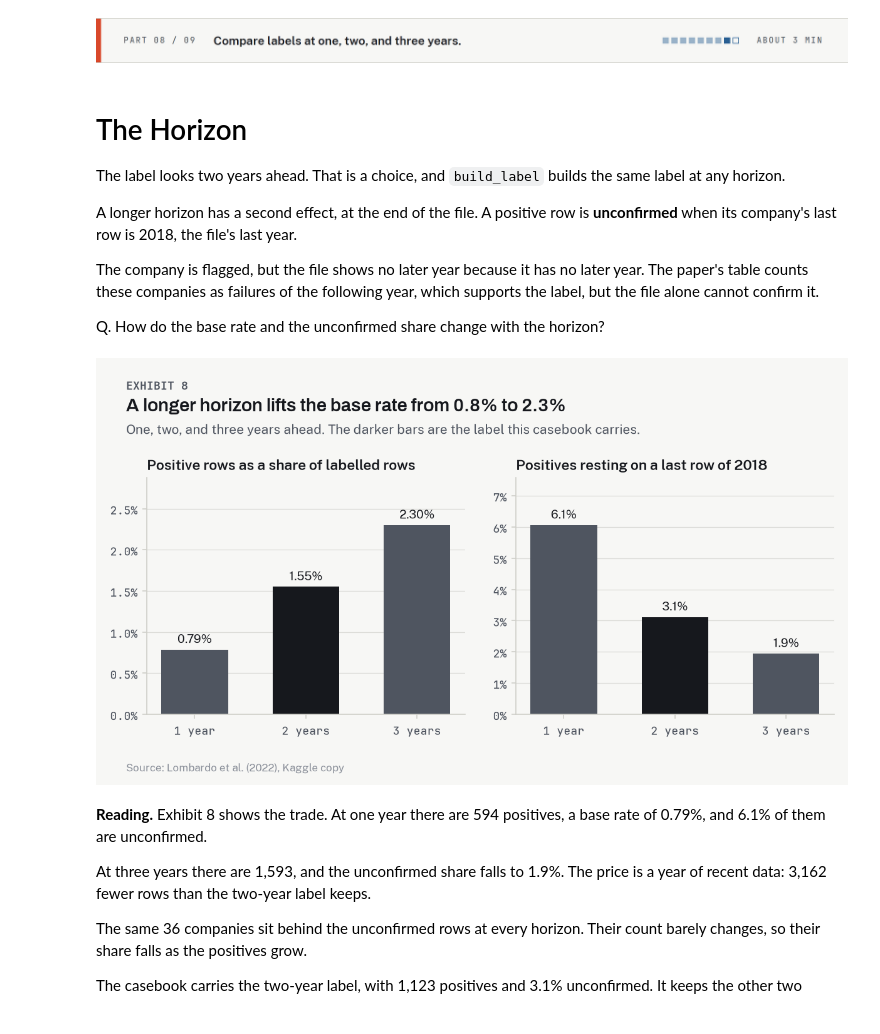
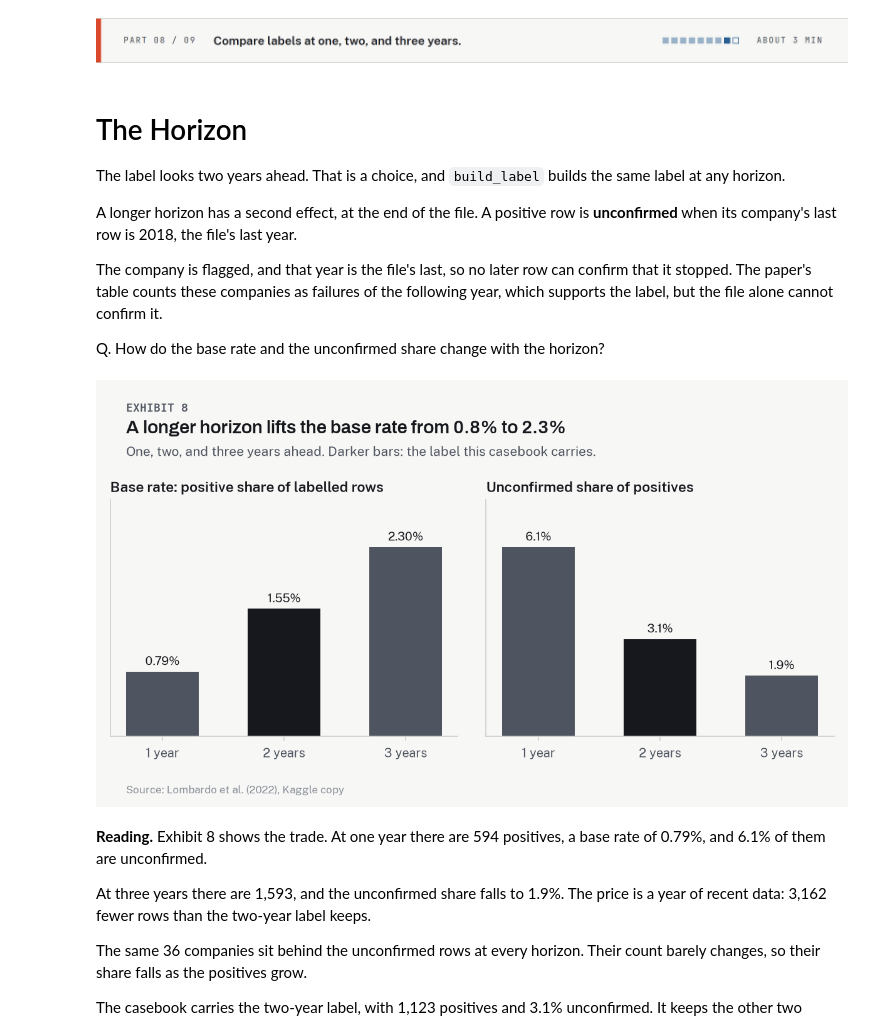
Before and after one commit to lenamonj/corp-default, a Jupyter notebook: notebooks/02_the_event.ipynb, the cells around one changed output. Drawn from its saved outputs; the diff is of its cells as text; code cells hidden in the pictures.

```diff
--- a/notebooks/02_the_event.ipynb
+++ b/notebooks/02_the_event.ipynb
@@ -392,7 +392,7 @@ Q. How does the library build the label?
 # %%
 # taught: corp_default.labels.build_label
 def build_label(frame: pd.DataFrame, horizon: int) -> pd.DataFrame:
-    """Label each firm-year: does the company's final filing fall 1 to `horizon` years later?
+    """Label each firm-year: does the company's last filing fall 1 to `horizon` years later?
 
     Drops the final-year rows of failed companies, which have no future to predict, and every
     row whose outcome window runs past PANEL_END, where the outcome is not yet known.
@@ -644,7 +650,7 @@ fig, ax = plt.subplots(figsize=(viz.EXHIBIT_WIDTH_IN, 3.8))
 top = by_year["high"].max() * 1.22
 for name, years in shaded.items():
     ax.axvspan(min(years) - 0.5, max(years) + 0.5, color=viz.RULE, alpha=0.7, linewidth=0)
-    ax.text(min(years) - 0.4, top * 0.93, name, size=8.5, color=viz.SLATE)
+    ax.text(min(years) - 0.4, top * 0.93, f"window reaches the {name}", size=8.5, color=viz.SLATE)
 ax.errorbar(
     by_year.index,
     by_year["rate"],
@@ -665,7 +671,7 @@ ax.set_ylabel("Last filing within two years")
 viz.exhibit(
     fig,
     f"The two-year failure rate peaks at {by_year['rate'].max():.1%} in {peak_year}",
-    "Bars: 95% Wilson intervals. Shaded: years whose window reaches a recession's filings.",
+    "Bars: 95% Wilson intervals. Shaded: years whose two-year window reaches a recession.",
     f"{SOURCE}; recession dates from the NBER",
 )
 # %% [output]
@@ -920,9 +926,9 @@ Q. Does a company's chance of failing depend on when it joined?
 AT = 10  # years in the file at which the curves are compared
 cohorts = [
     (f"In the file from {first_year}", events["entry_year"] == first_year, viz.INK),
-    ("Joined 2000 to 2004", events["entry_year"].between(2000, 2004), "#173F66"),
-    ("Joined 2005 to 2009", events["entry_year"].between(2005, 2009), "#5F86AE"),
-    ("Joined 2010 or later", events["entry_year"] >= 2010, "#9DB4CC"),
+    ("Joined 2000 to 2004", events["entry_year"].between(2000, 2004), viz.COHORTS[0]),
+    ("Joined 2005 to 2009", events["entry_year"].between(2005, 2009), viz.COHORTS[1]),
+    (f"Joined 2010 to {last_year}", events["entry_year"] >= 2010, viz.COHORTS[2]),
 ]
 
 
@@ -939,7 +945,8 @@ for label, members, color in cohorts:
     curves[label] = km.set_index("time")["survival"]
     lowest = min(lowest, (km["survival"] - 1.96 * km["se"]).min())
     time = from_zero(0, km["time"])
-    ax.step(time, from_zero(1, km["survival"]), where="post", color=color, linewidth=1.6,
+    ax.step(time, from_zero(1, km["survival"]), where="post", color=color,
+            linewidth=2.4 if color == viz.INK else 1.8,
             label=f"{label} ({len(cohort):,})")  # fmt: skip
     ax.fill_between(
         time,
@@ -968,12 +975,12 @@ floor = np.floor(lowest * 20) / 20  # the nearest five points below the lowest b
 ax.set_ylim(floor, 1.005)
 ax.yaxis.set_major_formatter(PercentFormatter(1.0, decimals=0))
 ax.set_xlabel("Years in the file")
-ax.set_ylabel(f"Share not yet failed (axis starts at {floor:.0%})")
+ax.set_ylabel("Share not yet failed")
 ax.legend(loc="lower left")
 viz.exhibit(
     fig,
     f"The {first_year} cohort fails more slowly than later arrivals",
-    "Kaplan-Meier by year of joining, with 95% bands. A tick is a year with censored companies.",
+    f"Kaplan-Meier by year of joining, with 95% bands. Ticks: censored companies. Axis from {floor:.0%}.",
     SOURCE,
 )
 # %% [output]
@@ -1041,12 +1048,14 @@ fig, ax = plt.subplots(figsize=(viz.EXHIBIT_WIDTH_IN, 4.2))
 ax.fill_between(time, 0, failed_share, step="post", color=viz.FAILED, linewidth=0, label="Failed")
 ax.fill_between(time, failed_share, gone_share, step="post", color=viz.CENSORED, linewidth=0,
                 label="Left another way")  # fmt: skip
-ax.fill_between(time, gone_share, 1, step="post", color=viz.SURVIVED, alpha=0.3, linewidth=0,
+ax.fill_between(time, gone_share, 1, step="post", color="#BCCDDD", linewidth=0,
                 label="Still filing")  # fmt: skip
 ax.step(time, failed_share, where="post", color=viz.SHEET, linewidth=1)
 ax.step(time, gone_share, where="post", color=viz.SHEET, linewidth=1)
 ax.step(time, from_zero(0, 1 - km_all["survival"]), where="post", color=viz.INK, linewidth=1.4,
-        linestyle="--", label="One minus Kaplan-Meier")  # fmt: skip
+        linestyle="--")  # fmt: skip
+ax.annotate("One minus Kaplan-Meier", (time[-1], 1 - km_all["survival"].iloc[-1]), xytext=(-8, 7),
+            textcoords="offset points", ha="right", size=9.5)  # fmt: skip
 ax.set_xticks(range(0, last_year - first_year + 2, 2))
 ax.set_xlim(0, last_year - first_year + 1)
 ax.set_ylim(0, 1)
@@ -1054,7 +1063,7 @@ ax.yaxis.set_major_formatter(PercentFormatter(1.0, decimals=0))
 ax.grid(axis="x", visible=False)
 ax.set_xlabel("Years in the file")
 ax.set_ylabel("Share of all companies")
-ax.legend(loc="upper left", ncols=2)
+ax.legend(loc="lower left", bbox_to_anchor=(0, 1), ncols=3, borderaxespad=0.2)
 viz.exhibit(
     fig,
     f"After {AT} years, {incidence.loc[AT, 'cif_failed']:.0%} have failed and "
@@ -1091,7 +1100,7 @@ That is a choice, and `build_label` builds the same label at any horizon.
 A longer horizon has a second effect, at the end of the file.
 A positive row is **unconfirmed** when its company's last row is 2018, the file's last year.
 
-The company is flagged, but the file shows no later year because it has no later year.
+The company is flagged, and that year is the file's last, so no later row can confirm that it stopped.
 The paper's table counts these companies as failures of the following year, which supports the label, but the file alone cannot confirm it.
 
 Q. How do the base rate and the unconfirmed share change with the horizon?
@@ -1112,39 +1121,39 @@ horizons = pd.DataFrame(by_horizon).T
 horizons.index.name = "horizon in years"
 
 store.put("positives_1", int(horizons.loc[1, "positives"]))
 store.put("positives_3", int(horizons.loc[3, "positives"]))
 store.put("base_1", horizons.loc[1, "base rate"])
 store.put("base_3", horizons.loc[3, "base rate"])
 store.put("unconfirmed_companies", int(final_filings.loc[PANEL_END]))
 store.put("unconfirmed_1", horizons.loc[1, "unconfirmed share"])
 store.put("unconfirmed_2", horizons.loc[2, "unconfirmed share"])
 store.put("unconfirmed_3", horizons.loc[3, "unconfirmed share"])
 store.put("rows_lost_3", int(horizons.loc[2, "rows"] - horizons.loc[3, "rows"]))
 
 panels = [
-    ("base rate", "Positive rows as a share of labelled rows", 2, 1),
-    ("unconfirmed share", f"Positives resting on a last row of {PANEL_END}", 1, 0),
+    ("base rate", "Base rate: positive share of labelled rows", 2, 1),
+    ("unconfirmed share", "Unconfirmed share of positives", 1, 0),
 ]
 fig, axes = plt.subplots(1, 2, figsize=(viz.EXHIBIT_WIDTH_IN, 3.2))
 for ax, (column, title, decimals, axis_decimals) in zip(axes, panels):
     colors = [viz.INK if horizon == HORIZON else viz.SLATE for horizon in horizons.index]
     bars = ax.bar(range(len(horizons)), horizons[column], width=0.6, color=colors)
     ax.bar_label(bars, labels=[f"{value:.{decimals}%}" for value in horizons[column]], padding=3,
                  size=9)  # fmt: skip
     ax.set_title(title)
     ax.set_xticks(range(len(horizons)), ["1 year", "2 years", "3 years"])
     ax.set_ylim(0, horizons[column].max() * 1.25)
-    ax.yaxis.set_major_formatter(PercentFormatter(1.0, decimals=axis_decimals))
-    ax.grid(axis="x", visible=False)
+    ax.set_yticks([])
+    ax.grid(visible=False)
 viz.exhibit(
     fig,
     f"A longer horizon lifts the base rate from {horizons.loc[1, 'base rate']:.1%} "
     f"to {horizons.loc[3, 'base rate']:.1%}",
-    "One, two, and three years ahead. The darker bars are the label this casebook carries.",
+    "One, two, and three years ahead. Darker bars: the label this casebook carries.",
     SOURCE,
 )
 # %% [output]
-[figure, old version]
+[figure, new version]
 # %% [markdown]
 **Reading.** Exhibit 8 shows the trade.
 At one year there are 594 positives, a base rate of 0.79%, and 6.1% of them are unconfirmed.
```
Also changed, not shown: parts of 10 cells of this notebook, 16 other files.
